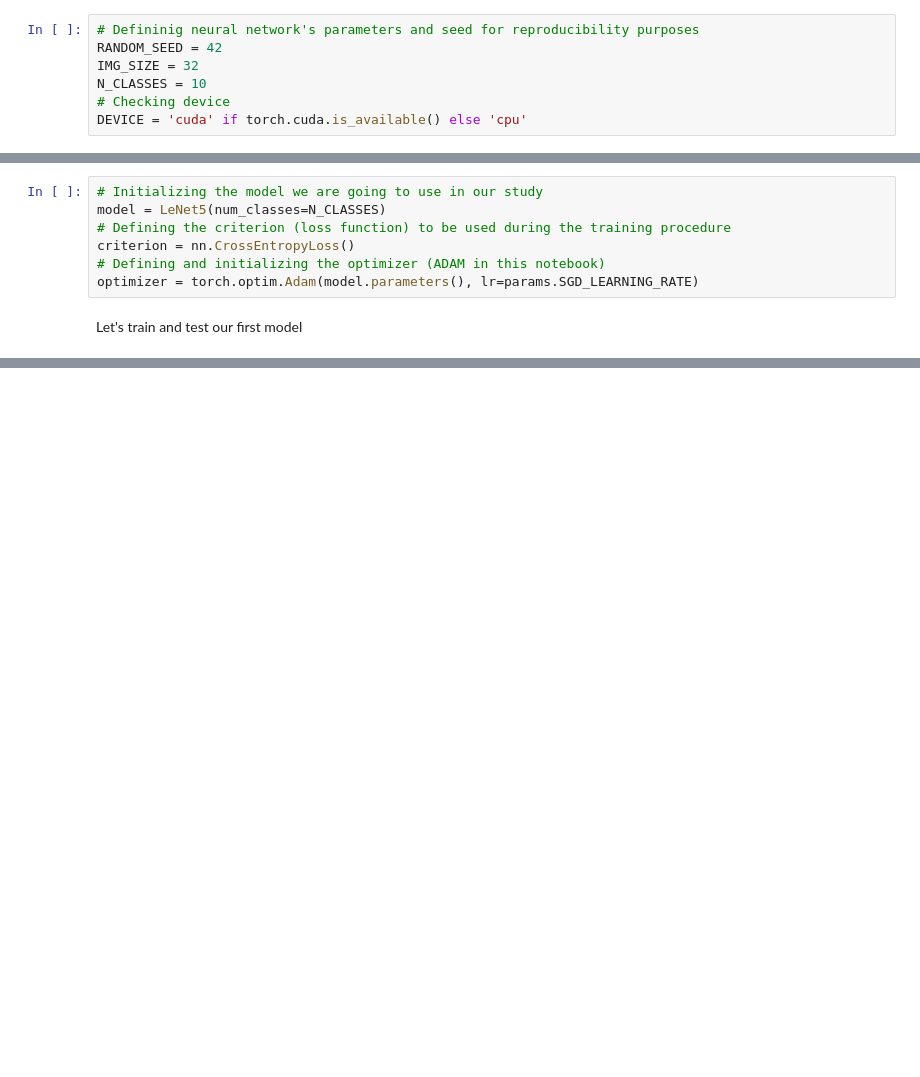
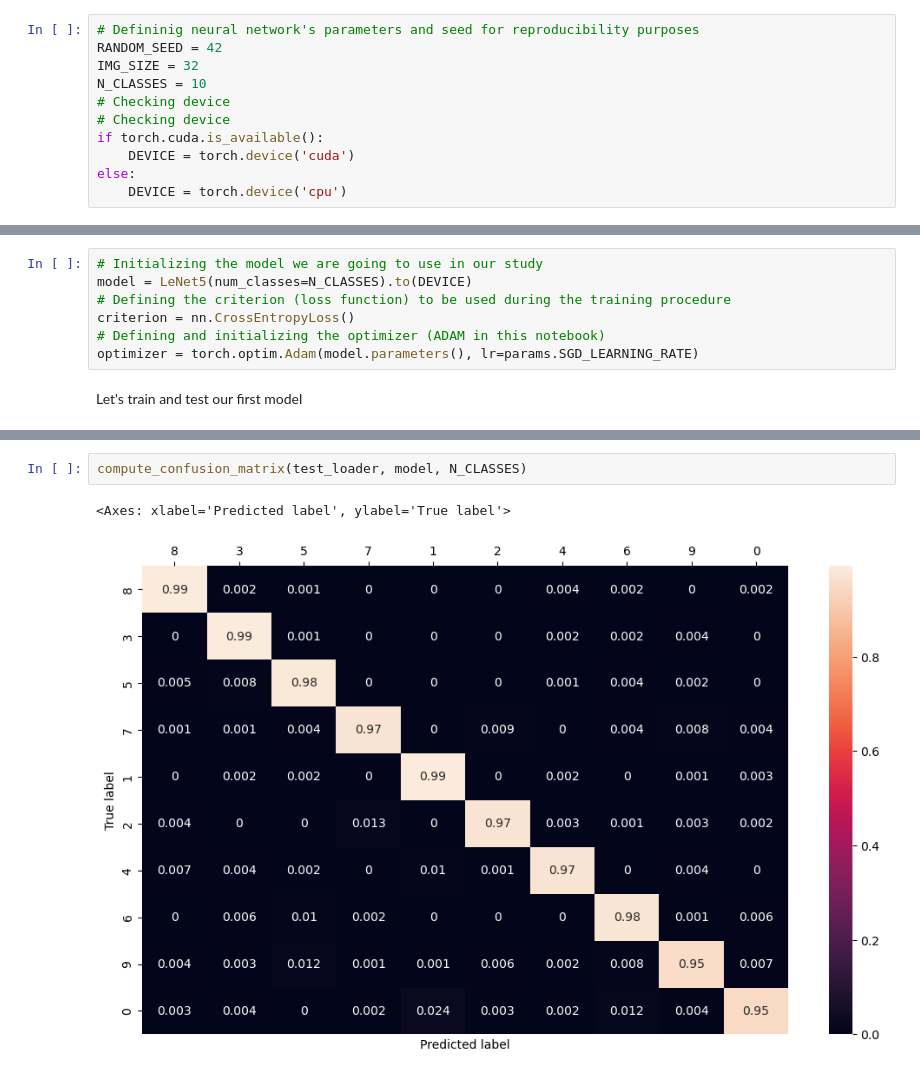
Before and after one commit to albias1996/OptML_project, a Jupyter notebook: main_sgd_MNIST.ipynb, the cells around one changed output, grey strips where cells are left out. Saved outputs shown, nothing was run; the diff lists cells and outputs as text; blank space fills up the shorter version.

```diff
--- a/main_sgd_MNIST.ipynb
+++ b/main_sgd_MNIST.ipynb
@@ -37,7 +39,11 @@ RANDOM_SEED = 42
 IMG_SIZE = 32
 N_CLASSES = 10
 # Checking device
-DEVICE = 'cuda' if torch.cuda.is_available() else 'cpu'
+# Checking device
+if torch.cuda.is_available():
+    DEVICE = torch.device('cuda')
+else:
+    DEVICE = torch.device('cpu')
 # %% [markdown]
 ### Loading, reshaping and plotting  data (SGD)
 # %%
@@ -69,7 +75,7 @@ test_data, test_target = reshape_test_data(raw_mnist_trainset, DEVICE)
 First, we train our model using LeNet5. The model was trained using batches of size 128 and 10 epochs.
 # %%
 # Initializing the model we are going to use in our study
-model = LeNet5(num_classes=N_CLASSES)
+model = LeNet5(num_classes=N_CLASSES).to(DEVICE)
 # Defining the criterion (loss function) to be used during the training procedure
 criterion = nn.CrossEntropyLoss()
 # Defining and initializing the optimizer (ADAM in this notebook)
@@ -83,0 +108,5 @@ plot_gradient_norm(grad_norms[-30:], method = 'SGD')
+# %%
+compute_confusion_matrix(test_loader, model, N_CLASSES)
+# %% [output]
+<Axes: xlabel='Predicted label', ylabel='True label'>
+[figure, added]
```
Also changed, not shown: parts of 6 cells of this notebook, 4 other files.
